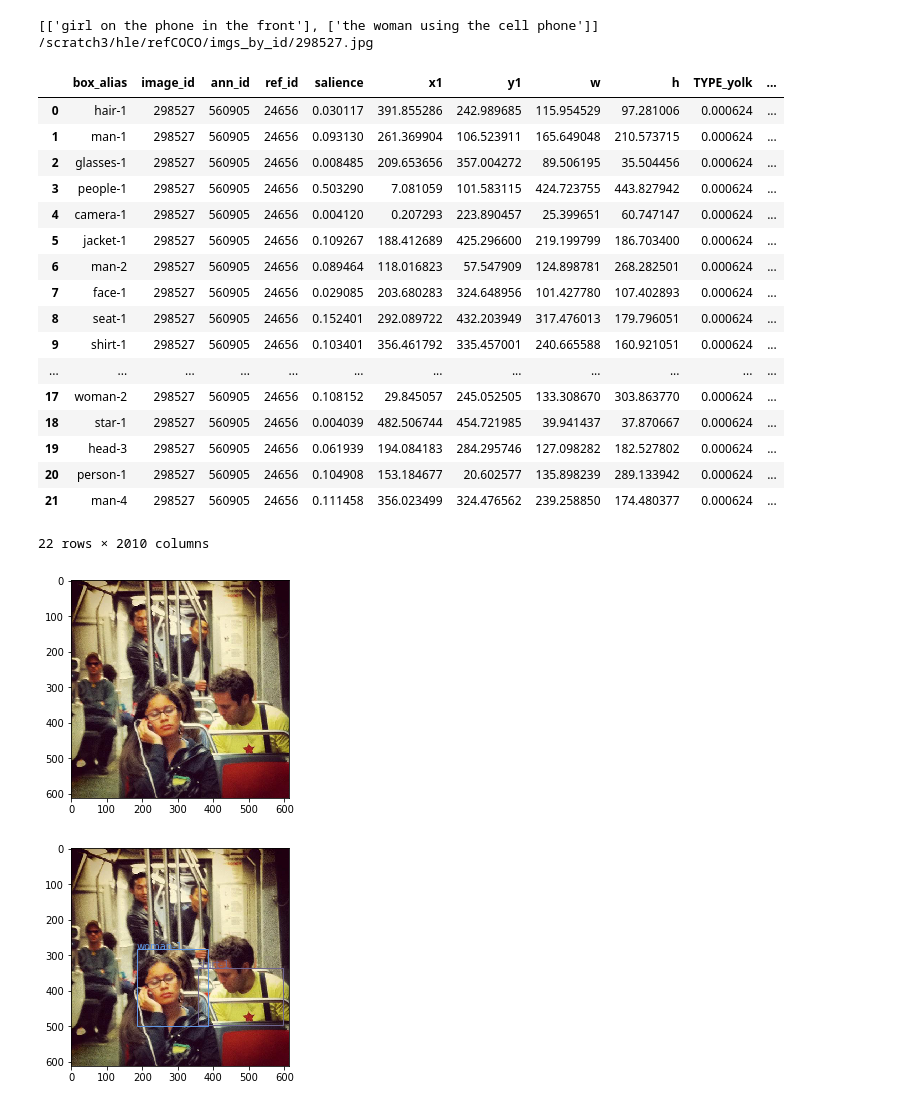
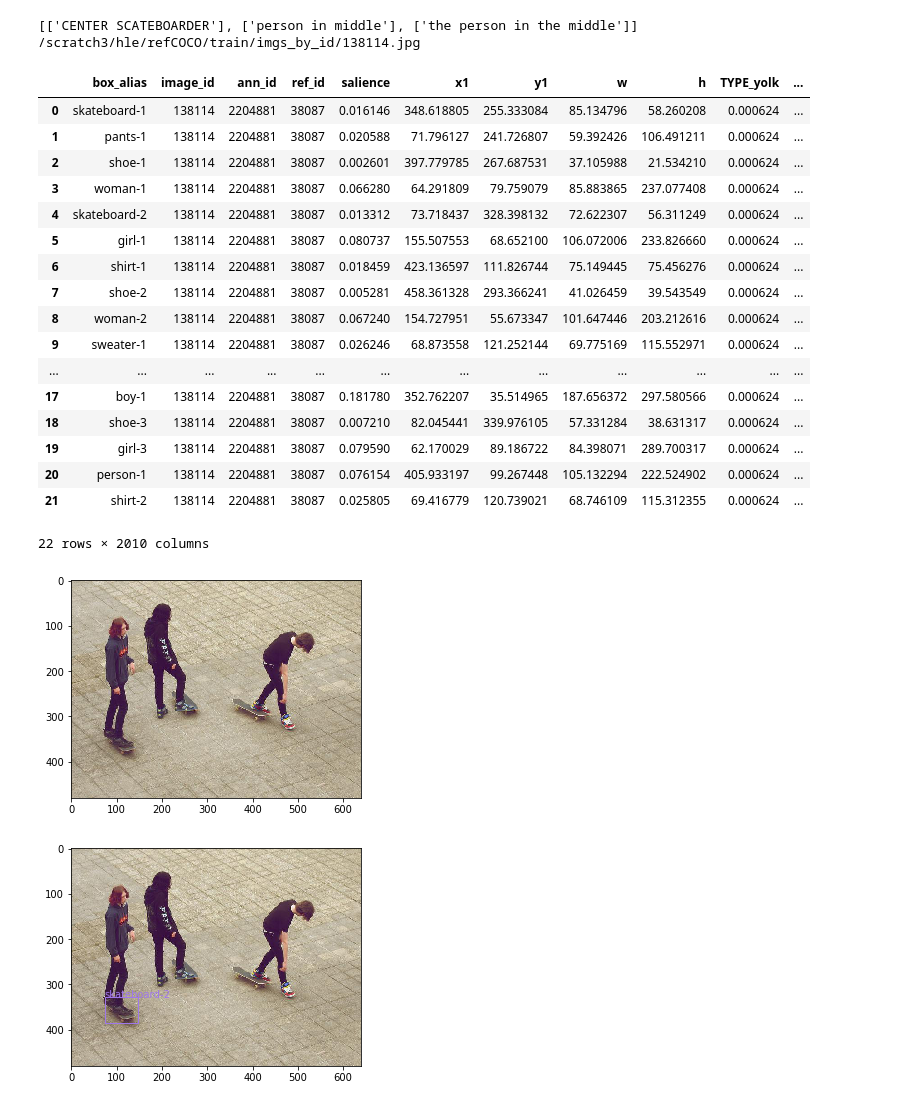
Before and after one commit to taufiqhusada/rsa_referring_expression, a Jupyter notebook: Demo_compute_expression_with_rsa.ipynb, the cells around one changed output. Cells and saved outputs as stored; diff of their text form; code cells hidden in the pictures.

```diff
--- a/Demo_compute_expression_with_rsa.ipynb
+++ b/Demo_compute_expression_with_rsa.ipynb
@@ -13,42 +13,42 @@ with open('config.json') as config_file:
     config = json.load(config_file)
 data_path = config['data_path']
 # %%
-file_id = 22
+file_id = 21540#3278#182
 
-df = pd.read_csv(os.path.join(data_path,f'refCOCO/attr_tables/attr_{file_id}.tsv'), encoding='utf-8',sep='\t')
+df = pd.read_csv(os.path.join(data_path,f'refCOCO/train/attr_tables/attr_{file_id}.tsv'), encoding='utf-8',sep='\t')
 
-with open(os.path.join(data_path,f'refCOCO/labels/lab_{file_id}.json')) as json_file:
+with open(os.path.join(data_path,f'refCOCO/train/labels/lab_{file_id}.json')) as json_file:
     label = json.load(json_file)
 refs = [[r] for r in label['ref_sents']]
 print(refs)
 img_id = df['image_id'][0]
-filename = os.path.join(data_path, f'refCOCO/imgs_by_id/{img_id}.jpg')
+filename = os.path.join(data_path, f'refCOCO/train/imgs_by_id/{img_id}.jpg')
 print(filename)
 image = plt.imread(filename)
 plt.imshow(image)
 df
 # %% [output]
-[['girl on the phone in the front'], ['the woman using the cell phone']]
-/scratch3/hle/refCOCO/imgs_by_id/298527.jpg
+[['CENTER SCATEBOARDER'], ['person in middle'], ['the person in the middle']]
+/scratch3/hle/refCOCO/train/imgs_by_id/138114.jpg
 |  | box_alias | image_id | ann_id | ref_id | salience | x1 | y1 | w | h | TYPE_yolk | ... |
-| 0 | hair-1 | 298527 | 560905 | 24656 | 0.030117 | 391.855286 | 242.989685 | 115.954529 | 97.281006 | 0.000624 | ... |
-| 1 | man-1 | 298527 | 560905 | 24656 | 0.093130 | 261.369904 | 106.523911 | 165.649048 | 210.573715 | 0.000624 | ... |
-| 2 | glasses-1 | 298527 | 560905 | 24656 | 0.008485 | 209.653656 | 357.004272 | 89.506195 | 35.504456 | 0.000624 | ... |
-| 3 | people-1 | 298527 | 560905 | 24656 | 0.503290 | 7.081059 | 101.583115 | 424.723755 | 443.827942 | 0.000624 | ... |
-| 4 | camera-1 | 298527 | 560905 | 24656 | 0.004120 | 0.207293 | 223.890457 | 25.399651 | 60.747147 | 0.000624 | ... |
-| 5 | jacket-1 | 298527 | 560905 | 24656 | 0.109267 | 188.412689 | 425.296600 | 219.199799 | 186.703400 | 0.000624 | ... |
-| 6 | man-2 | 298527 | 560905 | 24656 | 0.089464 | 118.016823 | 57.547909 | 124.898781 | 268.282501 | 0.000624 | ... |
-| 7 | face-1 | 298527 | 560905 | 24656 | 0.029085 | 203.680283 | 324.648956 | 101.427780 | 107.402893 | 0.000624 | ... |
-| 8 | seat-1 | 298527 | 560905 | 24656 | 0.152401 | 292.089722 | 432.203949 | 317.476013 | 179.796051 | 0.000624 | ... |
-| 9 | shirt-1 | 298527 | 560905 | 24656 | 0.103401 | 356.461792 | 335.457001 | 240.665588 | 160.921051 | 0.000624 | ... |
+| 0 | skateboard-1 | 138114 | 2204881 | 38087 | 0.016146 | 348.618805 | 255.333084 | 85.134796 | 58.260208 | 0.000624 | ... |
+| 1 | pants-1 | 138114 | 2204881 | 38087 | 0.020588 | 71.796127 | 241.726807 | 59.392426 | 106.491211 | 0.000624 | ... |
+| 2 | shoe-1 | 138114 | 2204881 | 38087 | 0.002601 | 397.779785 | 267.687531 | 37.105988 | 21.534210 | 0.000624 | ... |
+| 3 | woman-1 | 138114 | 2204881 | 38087 | 0.066280 | 64.291809 | 79.759079 | 85.883865 | 237.077408 | 0.000624 | ... |
+| 4 | skateboard-2 | 138114 | 2204881 | 38087 | 0.013312 | 73.718437 | 328.398132 | 72.622307 | 56.311249 | 0.000624 | ... |
+| 5 | girl-1 | 138114 | 2204881 | 38087 | 0.080737 | 155.507553 | 68.652100 | 106.072006 | 233.826660 | 0.000624 | ... |
+| 6 | shirt-1 | 138114 | 2204881 | 38087 | 0.018459 | 423.136597 | 111.826744 | 75.149445 | 75.456276 | 0.000624 | ... |
+| 7 | shoe-2 | 138114 | 2204881 | 38087 | 0.005281 | 458.361328 | 293.366241 | 41.026459 | 39.543549 | 0.000624 | ... |
+| 8 | woman-2 | 138114 | 2204881 | 38087 | 0.067240 | 154.727951 | 55.673347 | 101.647446 | 203.212616 | 0.000624 | ... |
+| 9 | sweater-1 | 138114 | 2204881 | 38087 | 0.026246 | 68.873558 | 121.252144 | 69.775169 | 115.552971 | 0.000624 | ... |
 | ... | ... | ... | ... | ... | ... | ... | ... | ... | ... | ... | ... |
-| 17 | woman-2 | 298527 | 560905 | 24656 | 0.108152 | 29.845057 | 245.052505 | 133.308670 | 303.863770 | 0.000624 | ... |
-| 18 | star-1 | 298527 | 560905 | 24656 | 0.004039 | 482.506744 | 454.721985 | 39.941437 | 37.870667 | 0.000624 | ... |
-| 19 | head-3 | 298527 | 560905 | 24656 | 0.061939 | 194.084183 | 284.295746 | 127.098282 | 182.527802 | 0.000624 | ... |
-| 20 | person-1 | 298527 | 560905 | 24656 | 0.104908 | 153.184677 | 20.602577 | 135.898239 | 289.133942 | 0.000624 | ... |
-| 21 | man-4 | 298527 | 560905 | 24656 | 0.111458 | 356.023499 | 324.476562 | 239.258850 | 174.480377 | 0.000624 | ... |
+| 17 | boy-1 | 138114 | 2204881 | 38087 | 0.181780 | 352.762207 | 35.514965 | 187.656372 | 297.580566 | 0.000624 | ... |
+| 18 | shoe-3 | 138114 | 2204881 | 38087 | 0.007210 | 82.045441 | 339.976105 | 57.331284 | 38.631317 | 0.000624 | ... |
+| 19 | girl-3 | 138114 | 2204881 | 38087 | 0.079590 | 62.170029 | 89.186722 | 84.398071 | 289.700317 | 0.000624 | ... |
+| 20 | person-1 | 138114 | 2204881 | 38087 | 0.076154 | 405.933197 | 99.267448 | 105.132294 | 222.524902 | 0.000624 | ... |
+| 21 | shirt-2 | 138114 | 2204881 | 38087 | 0.025805 | 69.416779 | 120.739021 | 68.746109 | 115.312355 | 0.000624 | ... |
 22 rows × 2010 columns
-[figure, old version]
+[figure, new version]
 # %%
 box_data = df[['box_alias', 'x1','y1','w','h']]
 fig,ax = plt.subplots(1)
@@ -56,11 +56,11 @@ img = image
 
 ax.imshow(img)
 rng = [i for i in range(len(box_data))]
-for i in rng[9:11]:
+for i in [4]:#rng[:]:
     name, x,y,w,h = list(box_data.iloc[i,:])
     ax = draw_box_obj(name,x,y,w,h,img,ax)
 # %% [output]
-[figure, old version]
+[figure, new version]
 # %%
 print(label['ref_sents'])
 bbox = label['bbox'][0]
```
Also changed, not shown: parts of 6 cells of this notebook, 11 other files.
